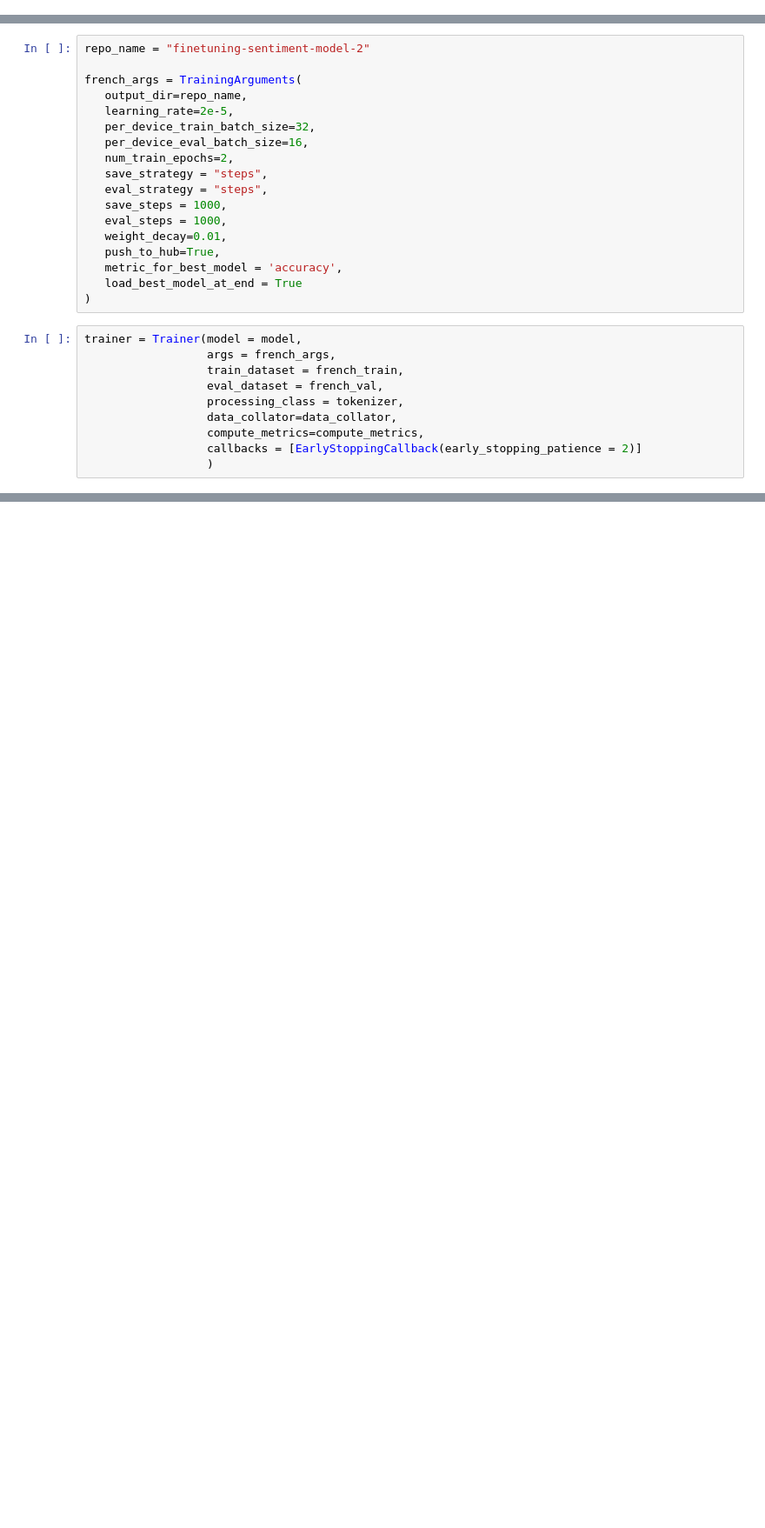
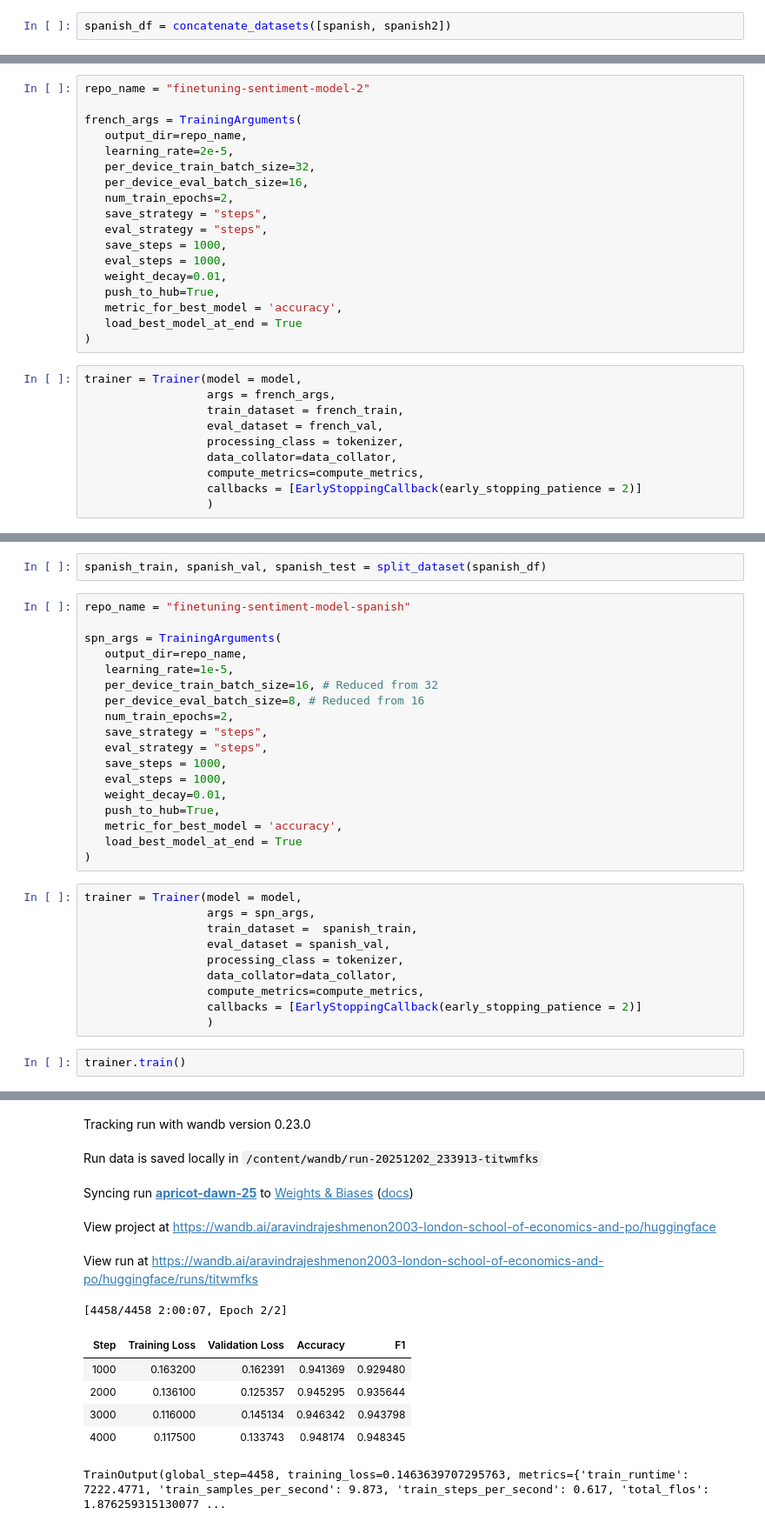
Before and after one commit to lonelyalpaca2003/Multi-language-NLP-pipeline, a Jupyter notebook: notebooks/nlp_notebook.ipynb, the cells around one changed output, grey strips where cells are left out. Shown at 87% size. Cells and saved outputs as stored; diff of their text form; blank space fills up the shorter version.

```diff
--- a/notebooks/nlp_notebook.ipynb
+++ b/notebooks/nlp_notebook.ipynb
@@ -231,3 +208,5 @@ df = concatenate_datasets([spanish,english, malayalam, malayalam2, french, chine
+# %%
+spanish_df = concatenate_datasets([spanish, spanish2])
 # %% [markdown]
 Now there are several ways to analyse this dataset. We will try to answer two main questions: does a model trained on higher resource languages (such as English or French) transfer well to other lower resource languages? Does a model trained on English learn enough about the script to help analyse languages with similar scripts (such as Spanish or some other European language). Secondly, we can also check whether specialised languages can outperform a more resource-heavy generalised model in tokenizing and sentiment analysis tasks. In particular, we ask if a model specialised for a single lower resource language (such as Malayalam) can be used instead of using a single large model such as XLM-RoBERTa.
 # %%
@@ -433,0 +499,33 @@ trainer.evaluate()
+# %%
+spanish_train, spanish_val, spanish_test = split_dataset(spanish_df)
+# %%
+repo_name = "finetuning-sentiment-model-spanish"
+
+spn_args = TrainingArguments(
+   output_dir=repo_name,
+   learning_rate=1e-5,
+   per_device_train_batch_size=16, # Reduced from 32
+   per_device_eval_batch_size=8, # Reduced from 16
+   num_train_epochs=2,
+   save_strategy = "steps",
+   eval_strategy = "steps",
+   save_steps = 1000,
+   eval_steps = 1000,
+   weight_decay=0.01,
+   push_to_hub=True,
+   metric_for_best_model = 'accuracy',
+   load_best_model_at_end = True
+)
+# %%
+trainer = Trainer(model = model,
+                  args = spn_args,
+                  train_dataset =  spanish_train,
+                  eval_dataset = spanish_val,
+                  processing_class = tokenizer,
+                  data_collator=data_collator,
+                  compute_metrics=compute_metrics,
+                  callbacks = [EarlyStoppingCallback(early_stopping_patience = 2)]
+                  )
+# %%
+trainer.train()
+# %% [output]
@@ -433,0 +542,12 @@ trainer.evaluate()
+Tracking run with wandb version 0.23.0
+Run data is saved locally in /content/wandb/run-20251202_233913-titwmfks
+Syncing run apricot-dawn-25 to Weights & Biases (docs)
+View project at https://wandb.ai/aravindrajeshmenon2003-london-school-of-economics-and-po/huggingface
+View run at https://wandb.ai/aravindrajeshmenon2003-london-school-of-economics-and-po/huggingface/runs/titwmfks
+[4458/4458 2:00:07, Epoch 2/2]
+| Step | Training Loss | Validation Loss | Accuracy | F1 |
+| 1000 | 0.163200 | 0.162391 | 0.941369 | 0.929480 |
+| 2000 | 0.136100 | 0.125357 | 0.945295 | 0.935644 |
+| 3000 | 0.116000 | 0.145134 | 0.946342 | 0.943798 |
+| 4000 | 0.117500 | 0.133743 | 0.948174 | 0.948345 |
+TrainOutput(global_step=4458, training_loss=0.1463639707295763, metrics={'train_runtime': 7222.4771, 'train_samples_per_second': 9.873, 'train_steps_per_second': 0.617, 'total_flos': 1.876259315130077 ...
```
Also changed, not shown: parts of 40 cells of this notebook.
